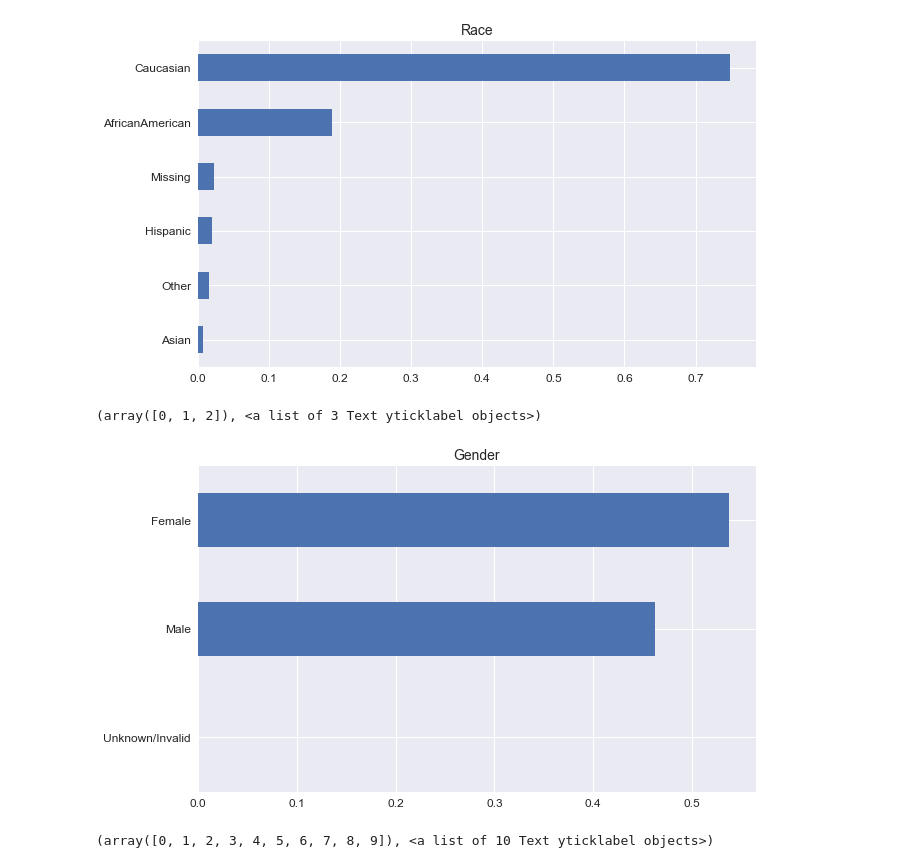
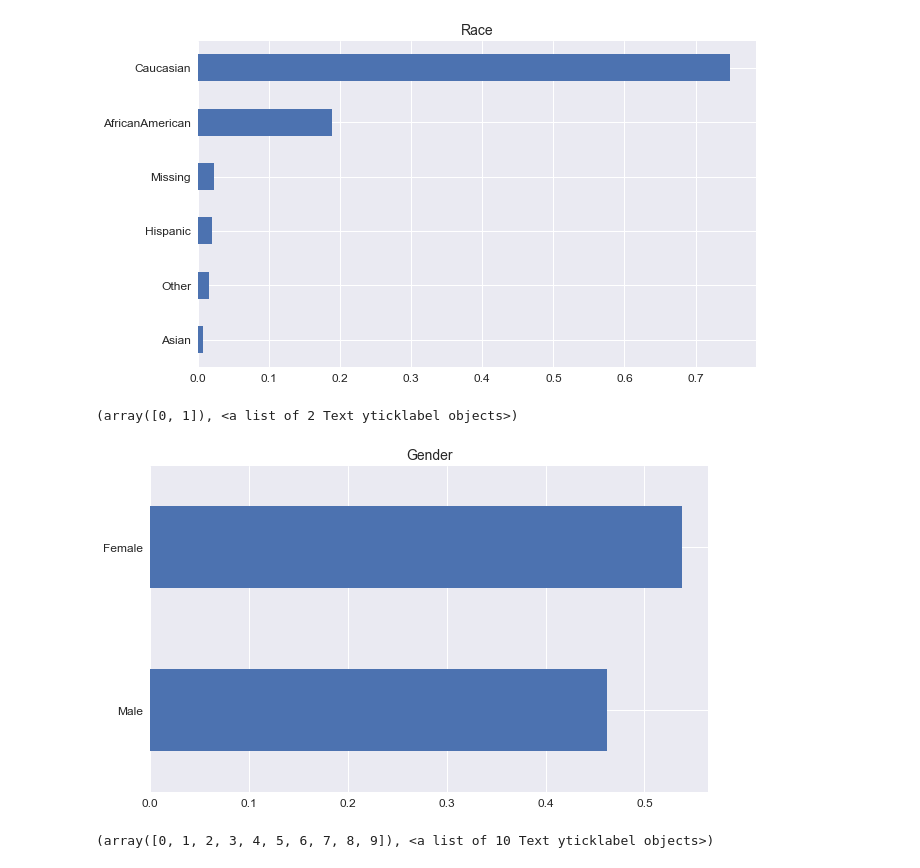
Before and after one commit to ChungHHuang/Capstone_project, a Jupyter notebook: ChungHsuan/Preprocessing.ipynb, the cells around one changed output. Cells and saved outputs as stored; diff of their text form; code cells hidden in the pictures.

```diff
--- a/ChungHsuan/Preprocessing.ipynb
+++ b/ChungHsuan/Preprocessing.ipynb
@@ -72,13 +72,13 @@ plt.yticks(fontsize=12)
 # %%
 # Gender plot
 plt.figure(figsize=(10,6))
-race_p = diab_df.gender.value_counts().sort_values().apply(lambda x: x/diab_df.race.count()).plot(kind='barh')
+race_p = diab_df.gender[diab_df.gender!='Unknown/Invalid'].value_counts().sort_values().apply(lambda x: x/diab_df.race.count()).plot(kind='barh')
 plt.title('Gender',fontsize=14)
 plt.xticks(fontsize=12)
 plt.yticks(fontsize=12)
 # %% [output]
-(array([0, 1, 2]), <a list of 3 Text yticklabel objects>)
+(array([0, 1]), <a list of 2 Text yticklabel objects>)
-[figure, old version]
+[figure, new version]
 # %%
 # Age plot
 plt.figure(figsize=(10,6))
```
Also changed, not shown: 3 other files.
